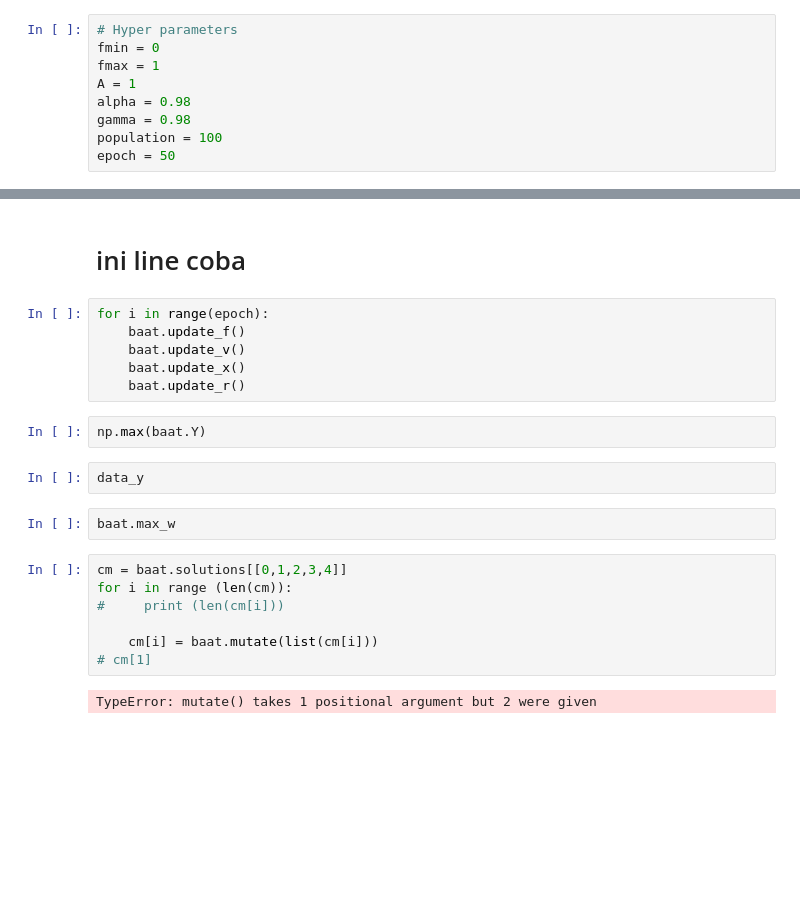
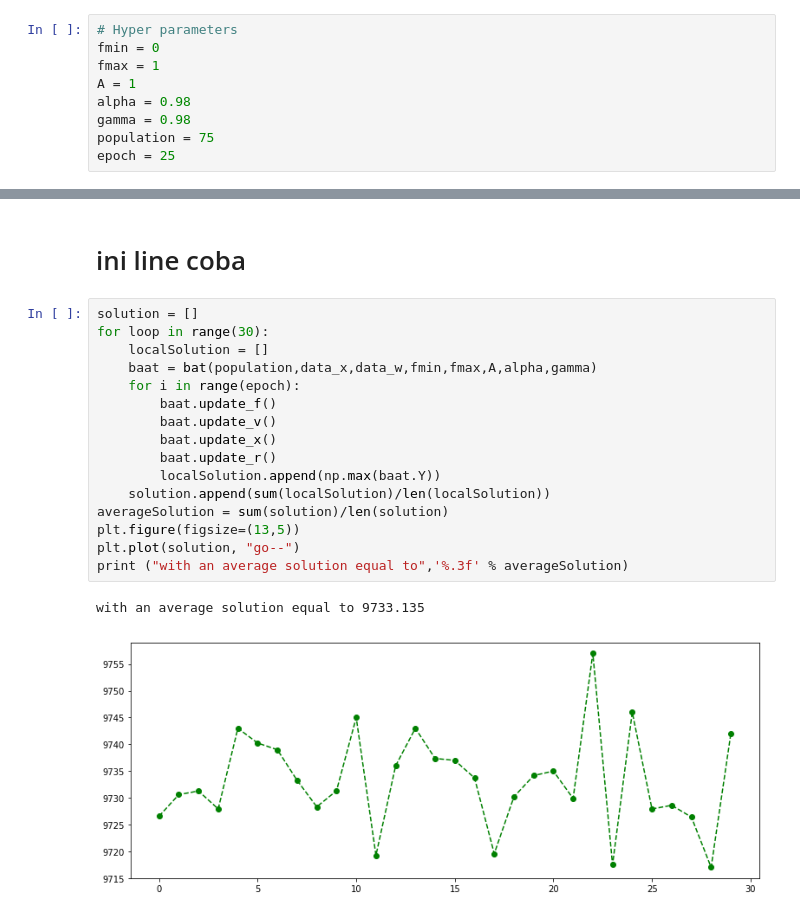
Before and after one commit to iqbalbasyar/swarm-intelligence, a Jupyter notebook: Bat Algorithm/Bat Algortihm on Solving Knapsack Problem/Bat Algorithm on Knapsack Problem.ipynb, the cells around one changed output, grey strips where cells are left out. Drawn from its saved outputs; the diff is of its cells as text; blank space fills up the shorter version.

Commit message:
Add visualization for solution

```diff
--- a/Bat Algorithm/Bat Algortihm on Solving Knapsack Problem/Bat Algorithm on Knapsack Problem.ipynb
+++ b/Bat Algorithm/Bat Algortihm on Solving Knapsack Problem/Bat Algorithm on Knapsack Problem.ipynb
@@ -186,8 +186,8 @@ fmax = 1
 A = 1
 alpha = 0.98
 gamma = 0.98
-population = 100
-epoch = 50
+population = 75
+epoch = 25
 # %%
 #select DLD first, as we gonna try to build up the model (faster execution)
 data_w = DLS_W[4] #maximum weight
@@ -208,24 +202,22 @@ baat = bat(population,data_x,data_w,fmin,fmax,A,alpha,gamma)
 # %% [markdown]
 
 # ini line coba
-# %%
-for i in range(epoch):
-    baat.update_f()
-    baat.update_v()
-    baat.update_x()
-    baat.update_r()
-# %%
-np.max(baat.Y)
-# %%
-data_y
-# %%
-baat.max_w
-# %%
-cm = baat.solutions[[0,1,2,3,4]]
-for i in range (len(cm)):
-#     print (len(cm[i]))
-
-    cm[i] = baat.mutate(list(cm[i]))
-# cm[1]
-# %% [output]
-TypeError: mutate() takes 1 positional argument but 2 were given
+# %%
+solution = []
+for loop in range(30):
+    localSolution = []
+    baat = bat(population,data_x,data_w,fmin,fmax,A,alpha,gamma)
+    for i in range(epoch):
+        baat.update_f()
+        baat.update_v()
+        baat.update_x()
+        baat.update_r()
+        localSolution.append(np.max(baat.Y))
+    solution.append(sum(localSolution)/len(localSolution))
+averageSolution = sum(solution)/len(solution)
+plt.figure(figsize=(13,5))
+plt.plot(solution, "go--")
+print ("with an average solution equal to",'%.3f' % averageSolution)
+# %% [output]
+with an average solution equal to 9733.135
+[figure, added]
```
Also changed, not shown: parts of 6 cells of this notebook.
